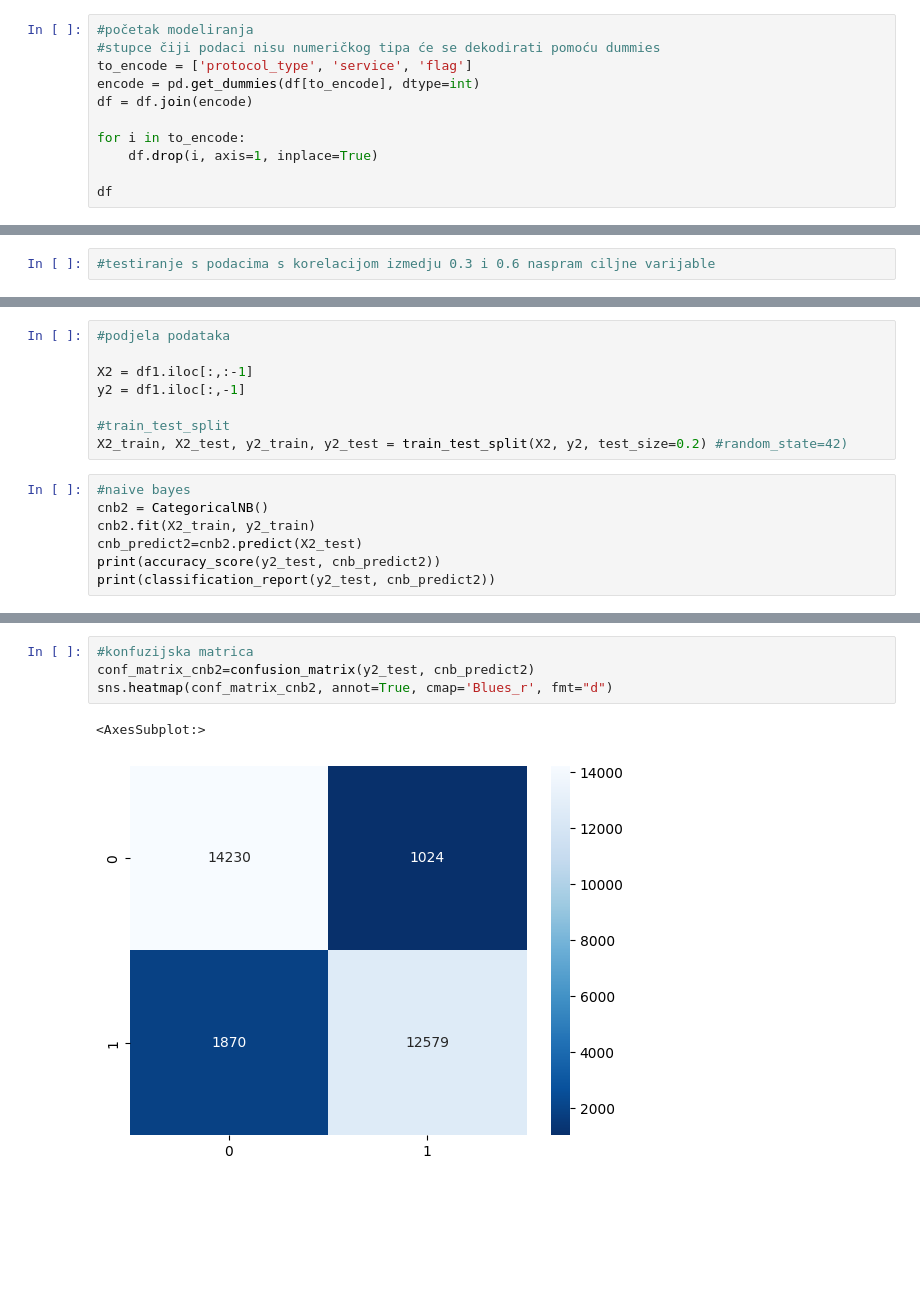
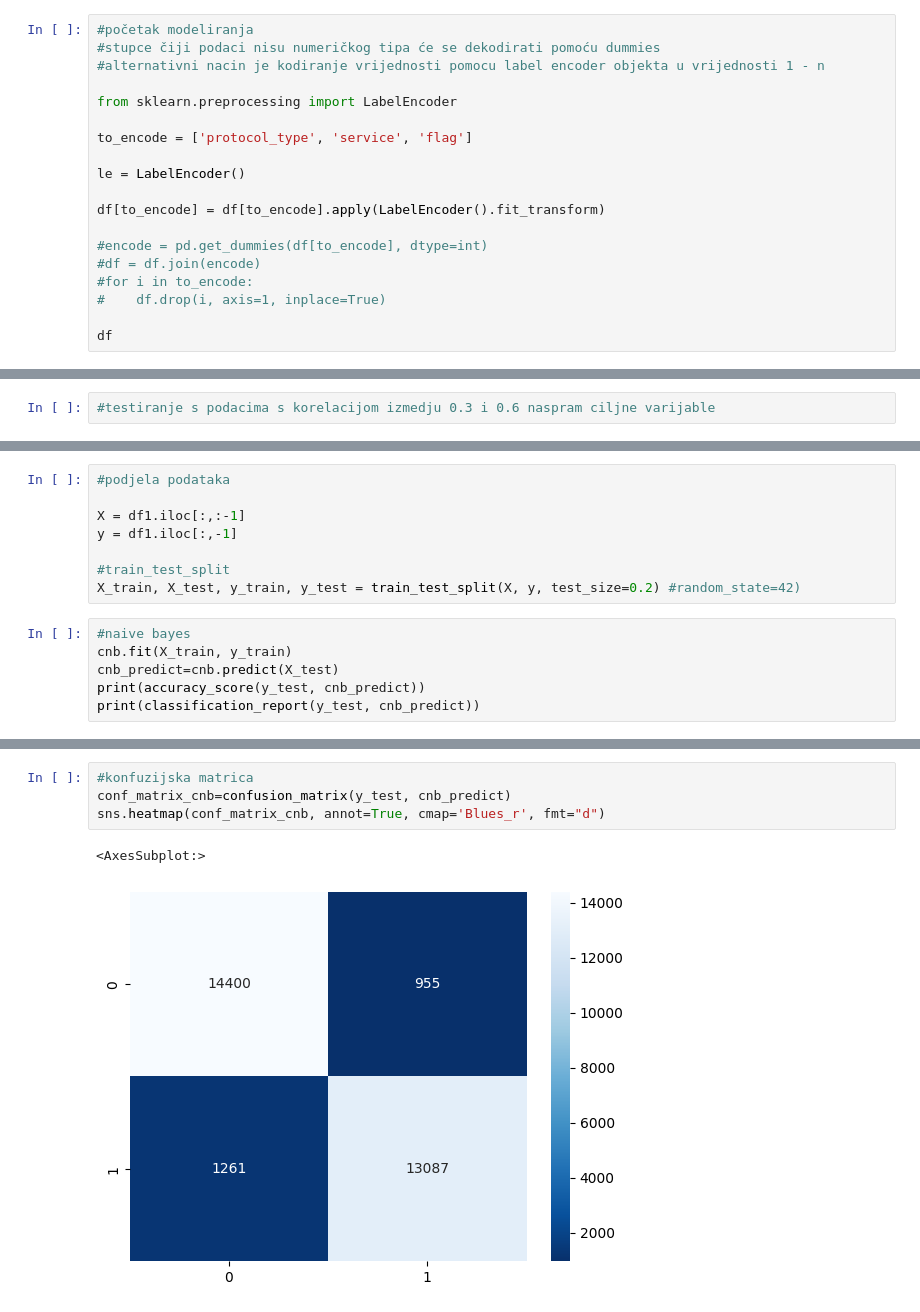
Before and after one commit to ShadowMend/zavrsni_rad, a Jupyter notebook: prediction_model.ipynb, the cells around one changed output, grey strips where cells are left out. Cells and saved outputs as stored; diff of their text form; blank space fills up the shorter version.

```diff
--- a/prediction_model.ipynb
+++ b/prediction_model.ipynb
@@ -307,12 +345,20 @@ Text(0, 0.5, 'Broj napada')
 # %%
 #početak modeliranja
 #stupce čiji podaci nisu numeričkog tipa će se dekodirati pomoću dummies
+#alternativni nacin je kodiranje vrijednosti pomocu label encoder objekta u vrijednosti 1 - n
+
+from sklearn.preprocessing import LabelEncoder
+
 to_encode = ['protocol_type', 'service', 'flag']
-encode = pd.get_dummies(df[to_encode], dtype=int)
-df = df.join(encode)
 
-for i in to_encode:
-    df.drop(i, axis=1, inplace=True)
+le = LabelEncoder()
+
+df[to_encode] = df[to_encode].apply(LabelEncoder().fit_transform)
+
+#encode = pd.get_dummies(df[to_encode], dtype=int)
+#df = df.join(encode)
+#for i in to_encode:
+#    df.drop(i, axis=1, inplace=True)
 
 df
 # %% [output]
@@ -572,16 +661,15 @@ df1.corr()
 # %%
 #podjela podataka
 
-X2 = df1.iloc[:,:-1]
-y2 = df1.iloc[:,-1]
+X = df1.iloc[:,:-1]
+y = df1.iloc[:,-1]
 
 #train_test_split
-X2_train, X2_test, y2_train, y2_test = train_test_split(X2, y2, test_size=0.2) #random_state=42)
+X_train, X_test, y_train, y_test = train_test_split(X, y, test_size=0.2) #random_state=42)
 # %%
 #naive bayes
-cnb2 = CategoricalNB()
-cnb2.fit(X2_train, y2_train)
-cnb_predict2=cnb2.predict(X2_test)
-print(accuracy_score(y2_test, cnb_predict2))
-print(classification_report(y2_test, cnb_predict2))
+cnb.fit(X_train, y_train)
+cnb_predict=cnb.predict(X_test)
+print(accuracy_score(y_test, cnb_predict))
+print(classification_report(y_test, cnb_predict))
 # %% [output]
@@ -597,9 +685,9 @@ weighted avg       0.90      0.90      0.90     29703
 # %%
 #konfuzijska matrica
-conf_matrix_cnb2=confusion_matrix(y2_test, cnb_predict2)
-sns.heatmap(conf_matrix_cnb2, annot=True, cmap='Blues_r', fmt="d")
+conf_matrix_cnb=confusion_matrix(y_test, cnb_predict)
+sns.heatmap(conf_matrix_cnb, annot=True, cmap='Blues_r', fmt="d")
 # %% [output]
 <AxesSubplot:>
-[figure, old version]
+[figure, new version]
 # %%
 # 2. stablo odlucivanja
```
Also changed, not shown: parts of 54 cells of this notebook.
